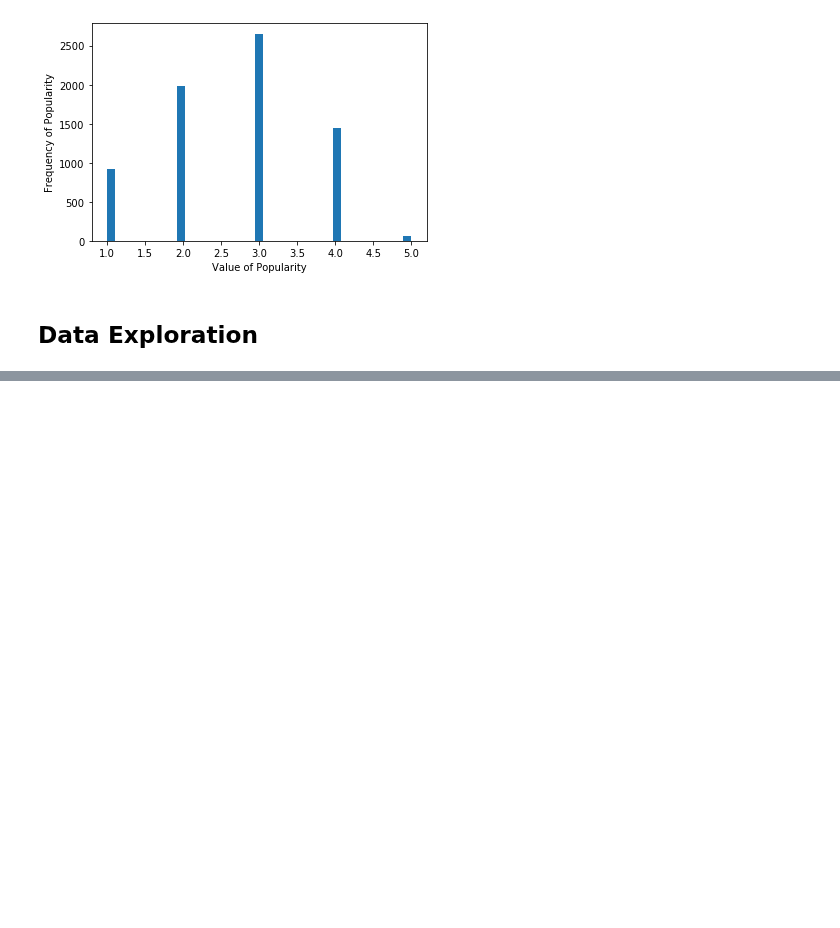
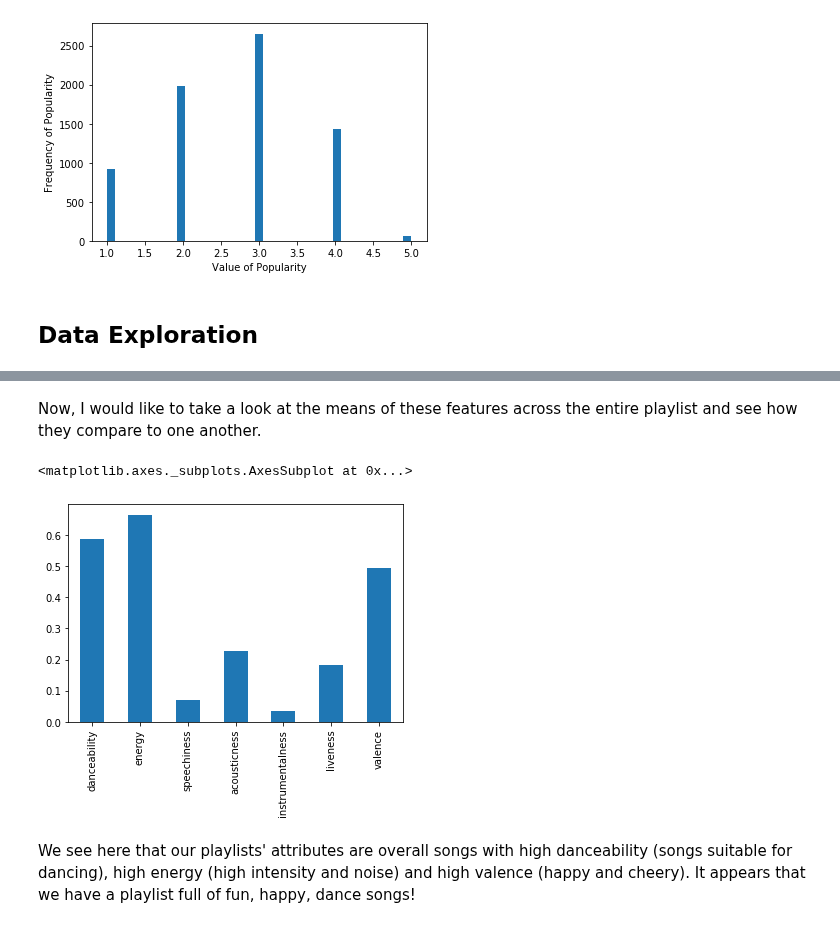
Before and after one commit to adinas94/Spotify_Recommendation_System, a Jupyter notebook: EDA.ipynb, the cells around one changed output, grey strips where cells are left out. Cells and saved outputs as stored; diff of their text form; code cells hidden in the pictures; blank space fills up the shorter version.

```diff
--- a/EDA.ipynb
+++ b/EDA.ipynb
@@ -248,0 +400,3 @@ plt.xticks(rotation=80);
+# %%
+#Drop year as it was only used to generate the decade variable
+audio = audio.drop(['year'], axis=1)
@@ -248,0 +413,5 @@ plt.xticks(rotation=80);
+# %%
+#Turn the decade variable into a dummy variable
+
+df_new = audio['decade']
+df_new = pd.get_dummies(df_new, drop_first=True, prefix='decade')
@@ -248,0 +432,2 @@ plt.xticks(rotation=80);
+# %%
+df = pd.concat([audio, df_new], axis=1, join='inner')
@@ -248,0 +454,2 @@ plt.xticks(rotation=80);
+# %%
+df = df.drop(['decade', 'release_date'], axis=1)
@@ -248,0 +480,10 @@ plt.xticks(rotation=80);
+# %% [markdown]
+Now, I would like to take a look at the means of these features across the entire playlist and see how they compare to one another.
+# %%
+scale = ['danceability', 'energy', 'speechiness', 'acousticness','instrumentalness', 'liveness', 'valence']
+df[scale].mean().plot(kind='bar')
+# %% [output]
+<matplotlib.axes._subplots.AxesSubplot at 0x...>
+[figure, added]
+# %% [markdown]
+We see here that our playlists' attributes are overall songs with high danceability (songs suitable for dancing), high energy (high intensity and noise) and high valence (happy and cheery). It appears that we have a playlist full of fun, happy, dance songs!
```
Also changed, not shown: parts of 33 cells of this notebook, 1 other file.
